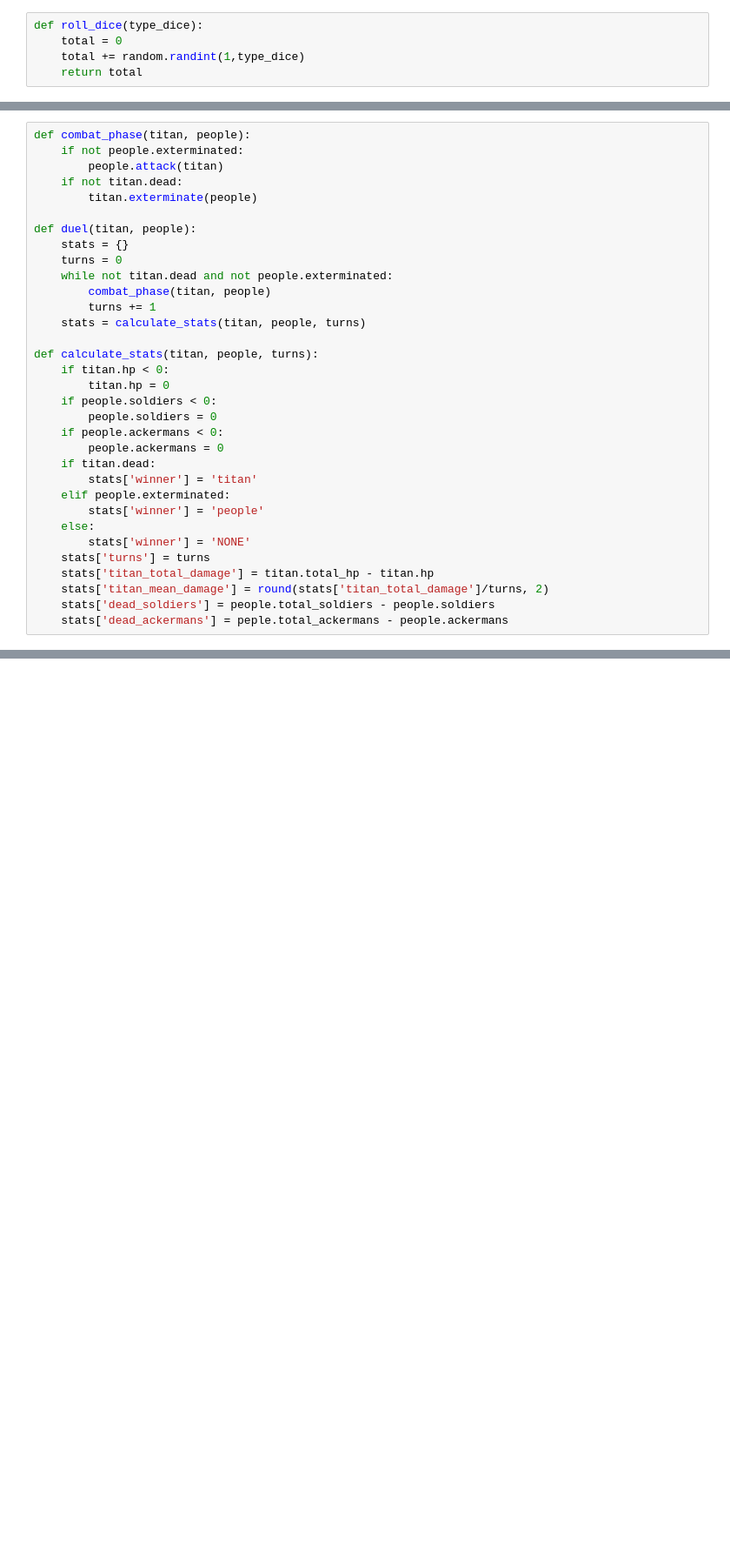
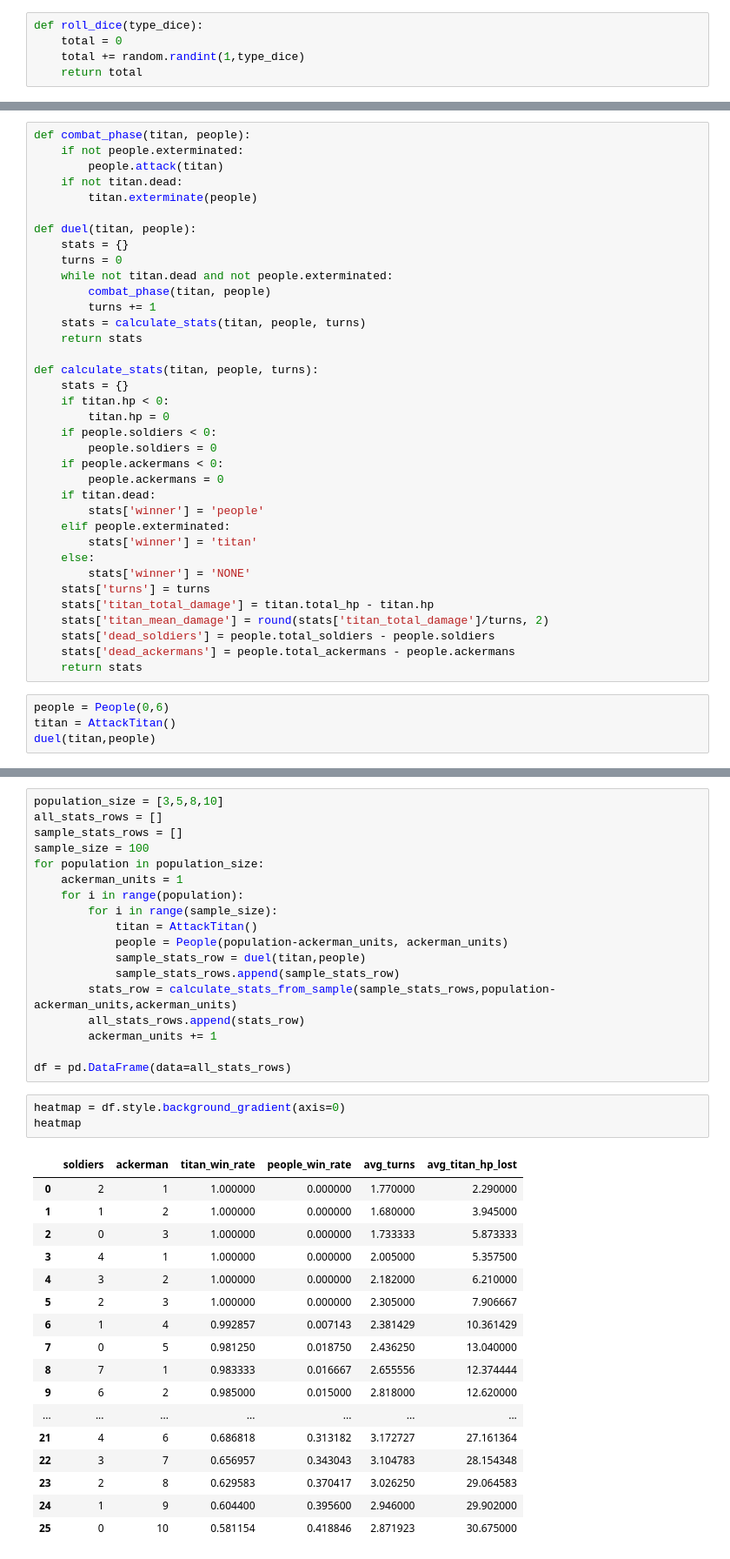
Before and after one commit to Zuzzi/AOT_simulator, a Jupyter notebook: AOT_extermination.ipynb, the cells around one changed output, grey strips where cells are left out. Shown: that part at 87% size. Drawn from its saved outputs; the diff is of its cells as text; blank space fills up the shorter version.

Commit message:
bug in extermination script fixed, calculated some stats

```diff
--- a/AOT_extermination.ipynb
+++ b/AOT_extermination.ipynb
@@ -169,8 +174,10 @@ def duel(titan, people):
         combat_phase(titan, people)
         turns += 1
     stats = calculate_stats(titan, people, turns)
+    return stats
 
 def calculate_stats(titan, people, turns):
+    stats = {}
     if titan.hp < 0:
         titan.hp = 0
     if people.soldiers < 0:
@@ -178,13 +185,18 @@ def calculate_stats(titan, people, turns):
     if people.ackermans < 0:
         people.ackermans = 0
     if titan.dead:
+        stats['winner'] = 'people'
+    elif people.exterminated:
         stats['winner'] = 'titan'
-    elif people.exterminated:
-        stats['winner'] = 'people'
     else:
         stats['winner'] = 'NONE'
     stats['turns'] = turns
     stats['titan_total_damage'] = titan.total_hp - titan.hp
     stats['titan_mean_damage'] = round(stats['titan_total_damage']/turns, 2)
     stats['dead_soldiers'] = people.total_soldiers - people.soldiers
-    stats['dead_ackermans'] = peple.total_ackermans - people.ackermans
+    stats['dead_ackermans'] = people.total_ackermans - people.ackermans
+    return stats
+# %%
+people = People(0,6)
+titan = AttackTitan()
+duel(titan,people)
@@ -190,0 +240,39 @@ def calculate_stats(titan, people, turns):
+# %%
+population_size = [3,5,8,10]
+all_stats_rows = []
+sample_stats_rows = []
+sample_size = 100
+for population in population_size:
+    ackerman_units = 1
+    for i in range(population):
+        for i in range(sample_size):
+            titan = AttackTitan()
+            people = People(population-ackerman_units, ackerman_units)
+            sample_stats_row = duel(titan,people)
+            sample_stats_rows.append(sample_stats_row)
+        stats_row = calculate_stats_from_sample(sample_stats_rows,population-ackerman_units,ackerman_units)
+        all_stats_rows.append(stats_row)
+        ackerman_units += 1
+
+df = pd.DataFrame(data=all_stats_rows)
+# %%
+heatmap = df.style.background_gradient(axis=0)
+heatmap
+# %% [output]
+|  | soldiers | ackerman | titan_win_rate | people_win_rate | avg_turns | avg_titan_hp_lost |
+| 0 | 2 | 1 | 1.000000 | 0.000000 | 1.770000 | 2.290000 |
+| 1 | 1 | 2 | 1.000000 | 0.000000 | 1.680000 | 3.945000 |
+| 2 | 0 | 3 | 1.000000 | 0.000000 | 1.733333 | 5.873333 |
+| 3 | 4 | 1 | 1.000000 | 0.000000 | 2.005000 | 5.357500 |
+| 4 | 3 | 2 | 1.000000 | 0.000000 | 2.182000 | 6.210000 |
+| 5 | 2 | 3 | 1.000000 | 0.000000 | 2.305000 | 7.906667 |
+| 6 | 1 | 4 | 0.992857 | 0.007143 | 2.381429 | 10.361429 |
+| 7 | 0 | 5 | 0.981250 | 0.018750 | 2.436250 | 13.040000 |
+| 8 | 7 | 1 | 0.983333 | 0.016667 | 2.655556 | 12.374444 |
+| 9 | 6 | 2 | 0.985000 | 0.015000 | 2.818000 | 12.620000 |
+| ... | ... | ... | ... | ... | ... | ... |
+| 21 | 4 | 6 | 0.686818 | 0.313182 | 3.172727 | 27.161364 |
+| 22 | 3 | 7 | 0.656957 | 0.343043 | 3.104783 | 28.154348 |
+| 23 | 2 | 8 | 0.629583 | 0.370417 | 3.026250 | 29.064583 |
+| 24 | 1 | 9 | 0.604400 | 0.395600 | 2.946000 | 29.902000 |
+| 25 | 0 | 10 | 0.581154 | 0.418846 | 2.871923 | 30.675000 |
```
Also changed, not shown: parts of 6 cells of this notebook, 4 other files.
